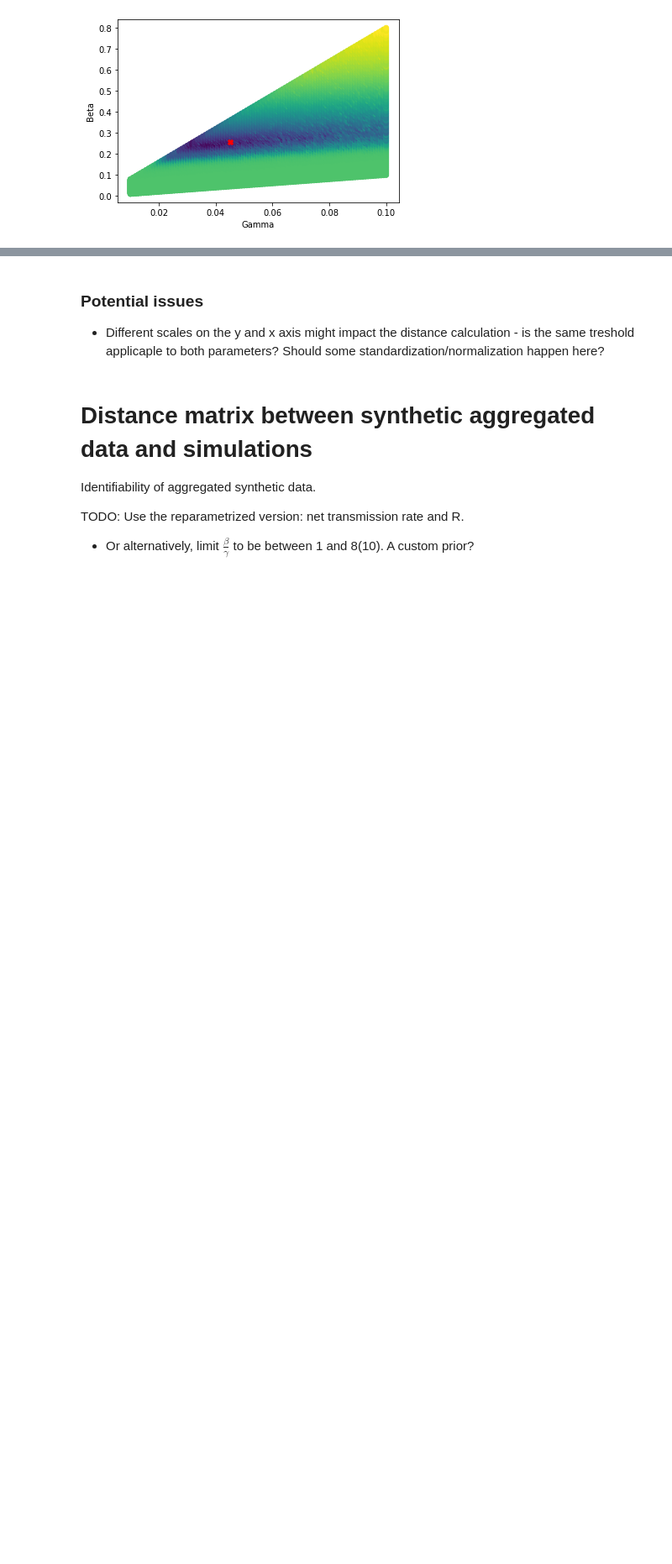
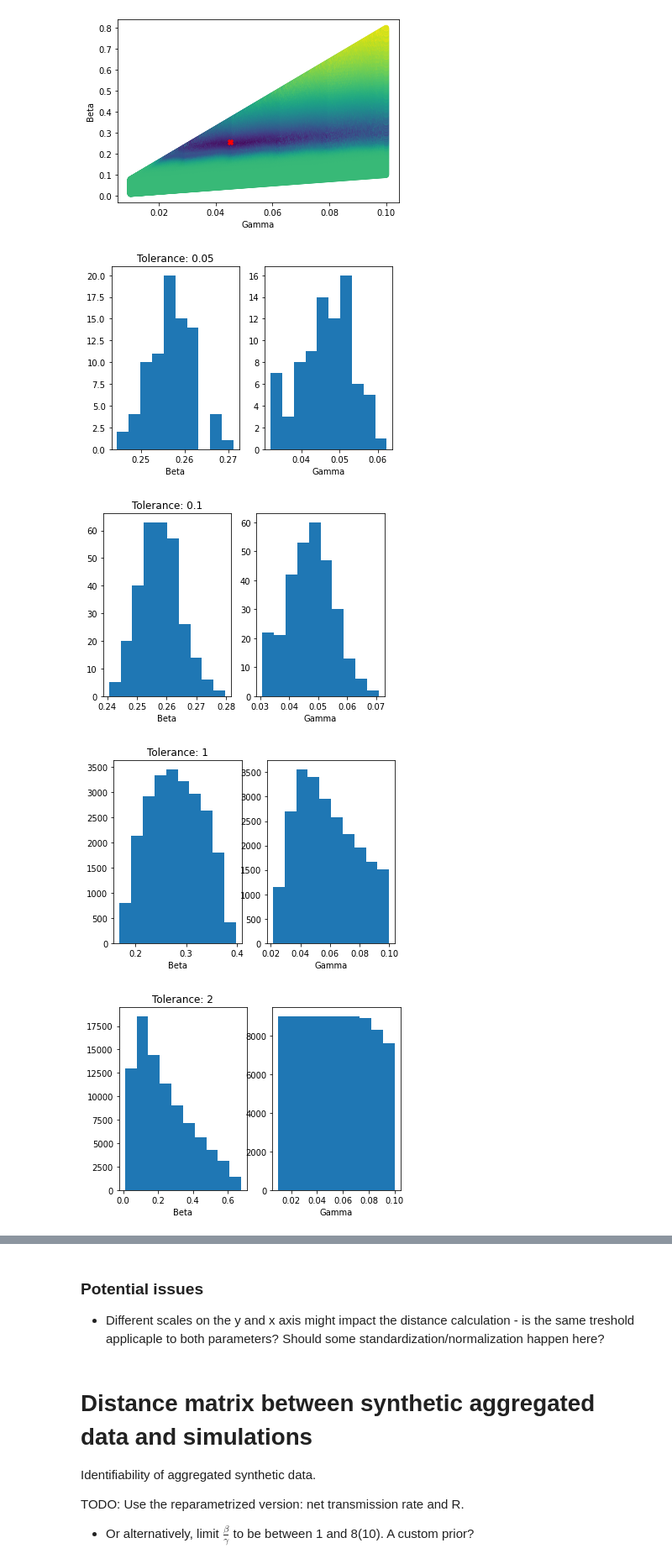
Before and after one commit to fanoja/Ecoli-R0, a Jupyter notebook: SIR simulation grid.ipynb, the cells around one changed output, grey strips where cells are left out. Shown at 84% size. Drawn from its saved outputs; the diff is of its cells as text; code cells hidden in the pictures; blank space fills up the shorter version.

Commit message:
Fix tolerance histograms to work with get_distance_points

```diff
--- a/SIR simulation grid.ipynb
+++ b/SIR simulation grid.ipynb
@@ -406,3 +393,0 @@ dist_mat.shape
-# %%
-eps = 2
-betas[np.where(dist_mat < eps)[0]]
@@ -417,23 +393,0 @@ array([0.1       , 0.0125    , 0.01279264, ..., 0.09941472, 0.09970736,
-# %%
-def plot_histograms(dist_mat, eps):
-    # eps: tolerance. Plot parameter values with distance under this value
-
-    fig, axs = plt.subplots(1, 2)
-    axs[0].hist(betas[np.where(dist_mat < eps)[0]])
-    axs[1].hist(gammas[np.where(dist_mat < eps)[1]])
-    axs[0].set_xlabel("Beta")
-    axs[1].set_xlabel("Gamma")
-    axs[0].set_title(f"Tolerance: {eps}")
-    plt.show()
-
-# Observations:
-# - Increasing tolerance increases uncertainty in the estimated parameters.
-# - Did not find outliers.
-# - Random idea: separate tolerances for gamma and beta?
-plot_histograms(dist_mat, 0.001)
-plot_histograms(dist_mat, 0.01)
-plot_histograms(dist_mat, 0.1)
-plot_histograms(dist_mat, 0.25)
-plot_histograms(dist_mat, 0.5)
-plot_histograms(dist_mat, 1)
-plot_histograms(dist_mat, 2)
@@ -715,7 +661,7 @@ sim_pars = {"n_weeks": n_weeks, "pop_size": pop_size, "bsi_pars":bsi_pars, "is_p
 # %% [output]
 [figure]
 # %%
-pairs = get_valid_beta_gamma_pairs(100, 100)
+pairs = get_valid_beta_gamma_pairs(300, 300)
 dists = get_distance_points(pairs, bsi_obs, sim_pars, [BSI_max, BSI_max_t])
 # %% [output]
 Iter: 0
@@ -750,3 +685,25 @@ array([0., 0., 0., 0., 0., 0., 0., 0., 0., 0.])
 scatter_distance_points(pairs[:,1], pairs[:,0], dists, true_beta = 0.256, true_gamma = 0.045)
 # %% [output]
 [figure]
+# %%
+def plot_histograms(dist_mat, betas, gammas, eps):
+    # eps: tolerance. Plot parameter values with distance under this value
+
+    ind = np.where(dists < eps)[0]
+    fig, axs = plt.subplots(1, 2)
+    axs[0].hist(betas[ind])
+    axs[1].hist(gammas[ind])
+    axs[0].set_xlabel("Beta")
+    axs[1].set_xlabel("Gamma")
+    axs[0].set_title(f"Tolerance: {eps}")
+    plt.show()
+
+plot_histograms(dists, pairs[:,1], pairs[:,0], 0.05)
+plot_histograms(dists, pairs[:,1], pairs[:,0], 0.1)
+plot_histograms(dists, pairs[:,1], pairs[:,0], 1)
+plot_histograms(dists, pairs[:,1], pairs[:,0], 2)
+# %% [output]
+[figure, added]
+[figure, added]
+[figure, added]
+[figure, added]
```
Also changed, not shown: parts of 12 cells of this notebook.
